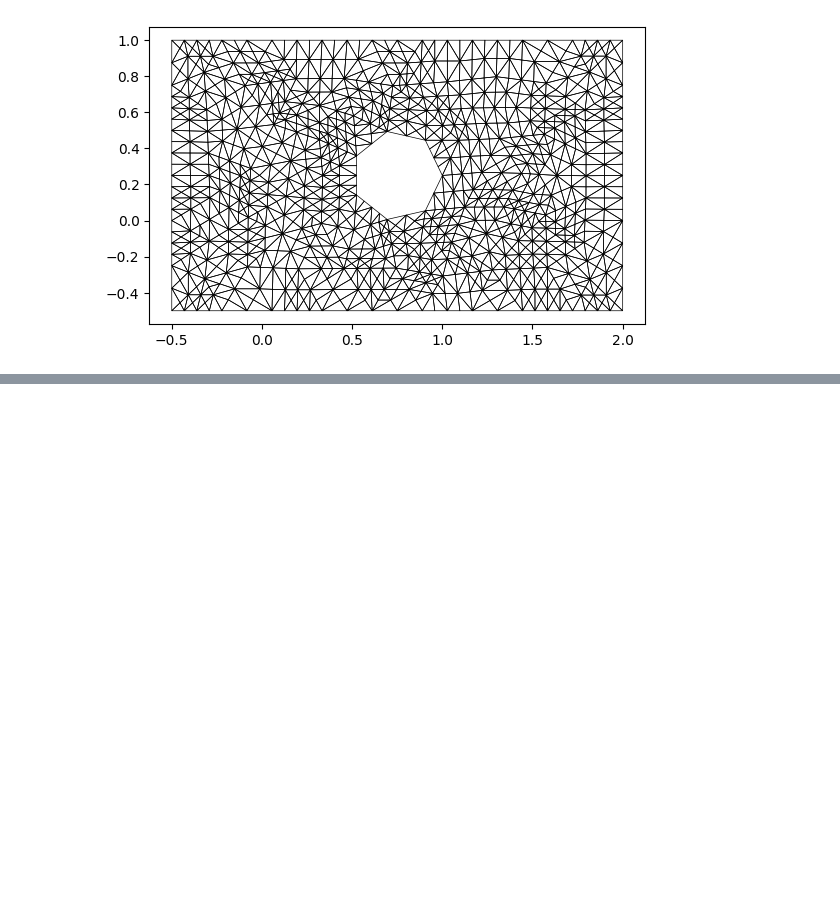
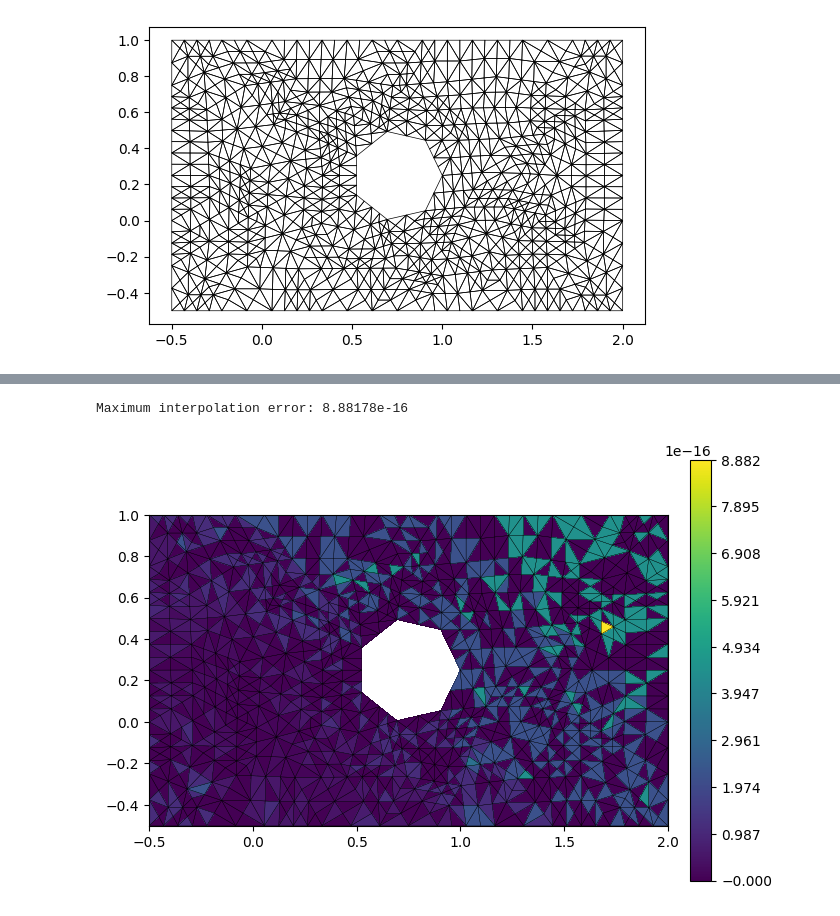
Before and after one commit to CHMN-LU/NUMN33_Project1, a Jupyter notebook: Project1.ipynb, the cells around one changed output, grey strips where cells are left out. Saved outputs shown, nothing was run; the diff lists cells and outputs as text; code cells hidden in the pictures; blank space fills up the shorter version.

Commit message:
Initial commit of tasks 13 and 14

```diff
--- a/Project1.ipynb
+++ b/Project1.ipynb
@@ -189,0 +209,30 @@ uh.plot()
+# %%
+# Task 13
+# Compute the maximum interpolation error by comparing uh at the center
+# of each element to the value of u there.
+# Write a grid function which computes the error for an element
+class InterpolationError():
+    def __init__(self, u, uh):
+        self.u = u
+        self.uh = uh
+    def __call__(self, element, x):
+        # The actual grid function
+        # For element, get center w_E and compute |u(w_E)-uh(w_E)|
+        # Note that u expects global coordinates and uh works with local
+        # coordinates inside each reference element
+        global_center = element.geometry.center # Global coordinate
+        local_center = FieldVector([1./3, 1./3]) # Center of the reference element
+        err = np.abs(self.u(global_center)-self.uh(element, local_center))
+        return err
+# Define the u
+u = xplusy # vec X -> x+y
+# Create the grid function using the wrapper class to store u and uh
+interp_error = gridFunction(holeGridView, name='Error', order=1)(InterpolationError(u, uh))
+
+# Compute the maximal error value using the function
+maxErr = np.max([interp_error(e, 0) for e in interp_error.gridView.elements])
+print(f"Maximum interpolation error: {maxErr:.5e}")
+interp_error.plot()
+# %% [output]
+Maximum interpolation error: 8.88178e-16
+[figure, added]
```
Also changed, not shown: parts of 5 cells of this notebook.
